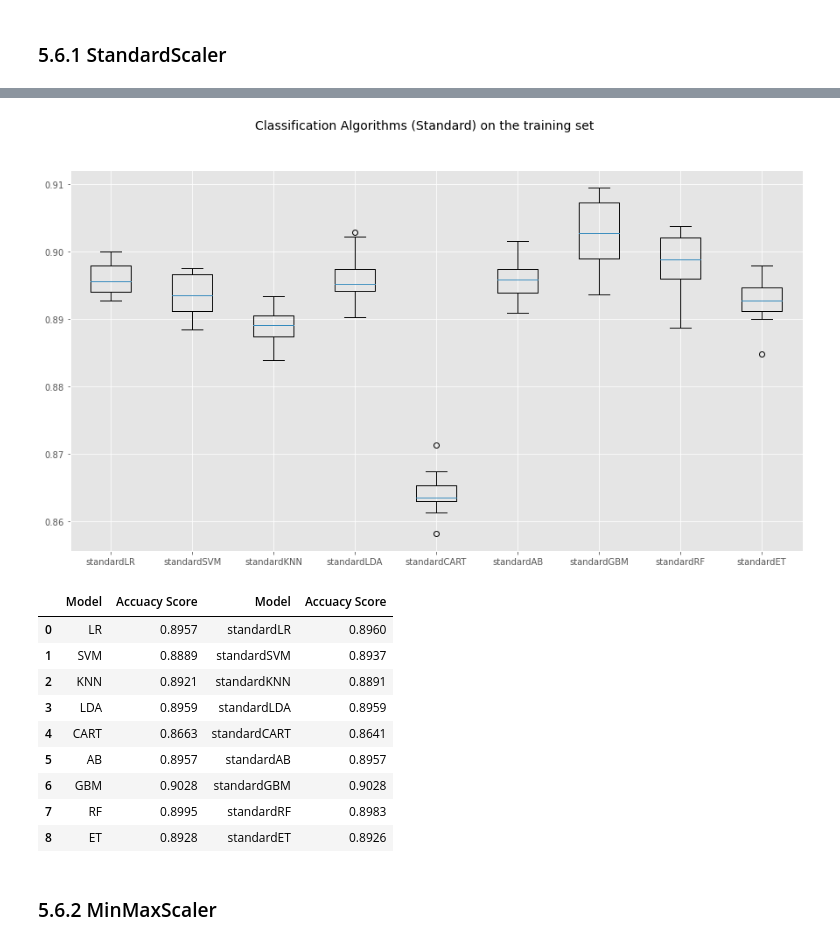
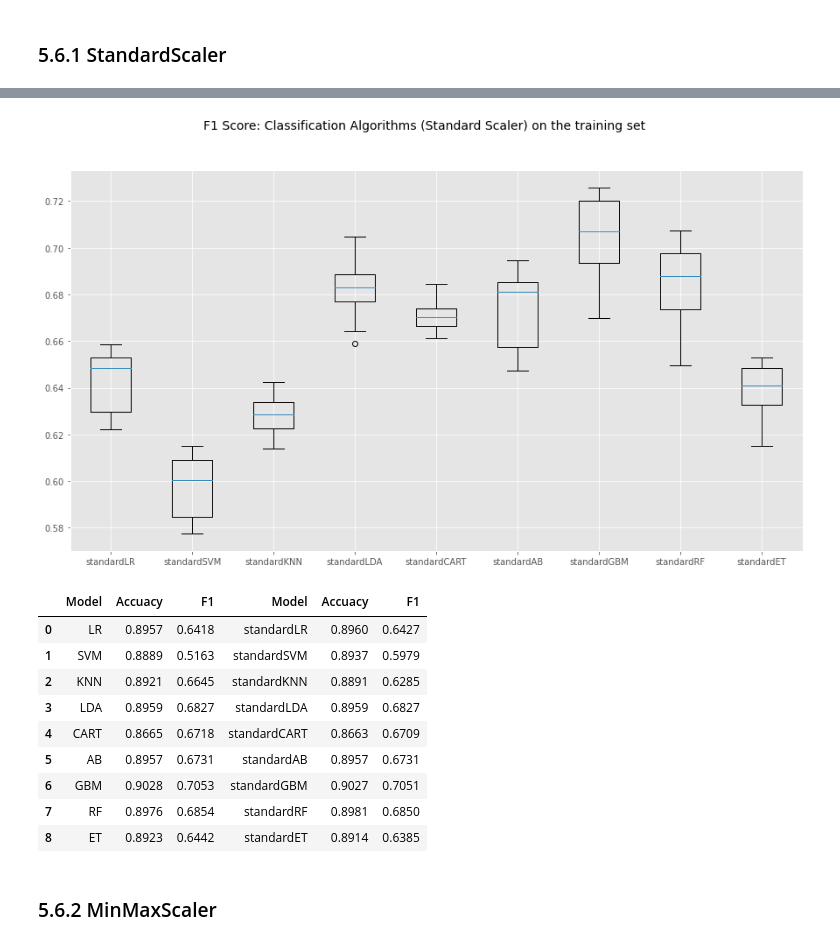
Before and after one commit to lmw0612/bank_telemarketing, a Jupyter notebook: bank_telemarketing.ipynb, the cells around one changed output, grey strips where cells are left out. Cells and saved outputs as stored; diff of their text form; code cells hidden in the pictures.

```diff
--- a/bank_telemarketing.ipynb
+++ b/bank_telemarketing.ipynb
@@ -661,2 +655,19 @@ Wall time: 4min 54s
+# %%
+def BaselineF1(X_train, y_train, models):
+    # Test options and evaluation metric
+    num_folds = 10
+    scoring = 'f1_macro'
+
+    results_f1 = []
+    names_2 = []
+    for name, model in models:
+        kfold = StratifiedKFold(n_splits=num_folds, random_state=SEED, shuffle=True)
+        cv_results = cross_val_score(model, X_train, y_train, cv=kfold, scoring=scoring)
+        results_f1.append(cv_results)
+        names_2.append(name)
+        msg = "%s: %f (%f)" % (name, cv_results.mean(), cv_results.std())
+        print(msg)
+
+    return names_2, results_f1
 # %%
 # Cretate Dataframe for scores
@@ -726,5 +775,9 @@ def ScaleModel(scaler_name):
 # %%
 %%time
 models = ScaleModel('standard')
-names, results = BasedLine2(X_train, y_train, models)
+print('Accuracy Score:')
+names_1, results_accu = BaselineAccuracy(X_train, y_train, models)
+print('----------------------------')
+print('F1 Score:')
+names_2, results_f1 = BaselineF1(X_train, y_train, models)
 # %% [output]
@@ -742,27 +810,27 @@ Wall time: 5min 9s
 # %%
 fig = plt.figure(figsize=(15, 8))
-fig.suptitle('Classification Algorithms (Standard) on the training set', fontsize=14)
+fig.suptitle('F1 Score: Classification Algorithms (Standard Scaler) on the training set', fontsize=14)
 ax = fig.add_subplot(111)
-plt.boxplot(results)
-ax.set_xticklabels(names)
+plt.boxplot(results_f1)
+ax.set_xticklabels(names_2)
 plt.show()
 # %% [output]
-[figure, old version]
+[figure, new version]
 # %%
-scaled_score = ScoreDF(names, results)
+scaled_score = ScoreDF(names_1, results_accu, results_f1)
 compareModels = pd.concat([basedline_score, scaled_score], axis=1)
 compareModels
 # %% [output]
-|  | Model | Accuacy Score | Model | Accuacy Score |
-| 0 | LR | 0.8957 | standardLR | 0.8960 |
-| 1 | SVM | 0.8889 | standardSVM | 0.8937 |
-| 2 | KNN | 0.8921 | standardKNN | 0.8891 |
-| 3 | LDA | 0.8959 | standardLDA | 0.8959 |
-| 4 | CART | 0.8663 | standardCART | 0.8641 |
-| 5 | AB | 0.8957 | standardAB | 0.8957 |
-| 6 | GBM | 0.9028 | standardGBM | 0.9028 |
-| 7 | RF | 0.8995 | standardRF | 0.8983 |
-| 8 | ET | 0.8928 | standardET | 0.8926 |
+|  | Model | Accuacy | F1 | Model | Accuacy | F1 |
+| 0 | LR | 0.8957 | 0.6418 | standardLR | 0.8960 | 0.6427 |
+| 1 | SVM | 0.8889 | 0.5163 | standardSVM | 0.8937 | 0.5979 |
+| 2 | KNN | 0.8921 | 0.6645 | standardKNN | 0.8891 | 0.6285 |
+| 3 | LDA | 0.8959 | 0.6827 | standardLDA | 0.8959 | 0.6827 |
+| 4 | CART | 0.8665 | 0.6718 | standardCART | 0.8663 | 0.6709 |
+| 5 | AB | 0.8957 | 0.6731 | standardAB | 0.8957 | 0.6731 |
+| 6 | GBM | 0.9028 | 0.7053 | standardGBM | 0.9027 | 0.7051 |
+| 7 | RF | 0.8976 | 0.6854 | standardRF | 0.8981 | 0.6850 |
+| 8 | ET | 0.8923 | 0.6442 | standardET | 0.8914 | 0.6385 |
 # %% [markdown]
 ### 5.6.2 MinMaxScaler
 # %%
```
Also changed, not shown: parts of 38 cells of this notebook.
